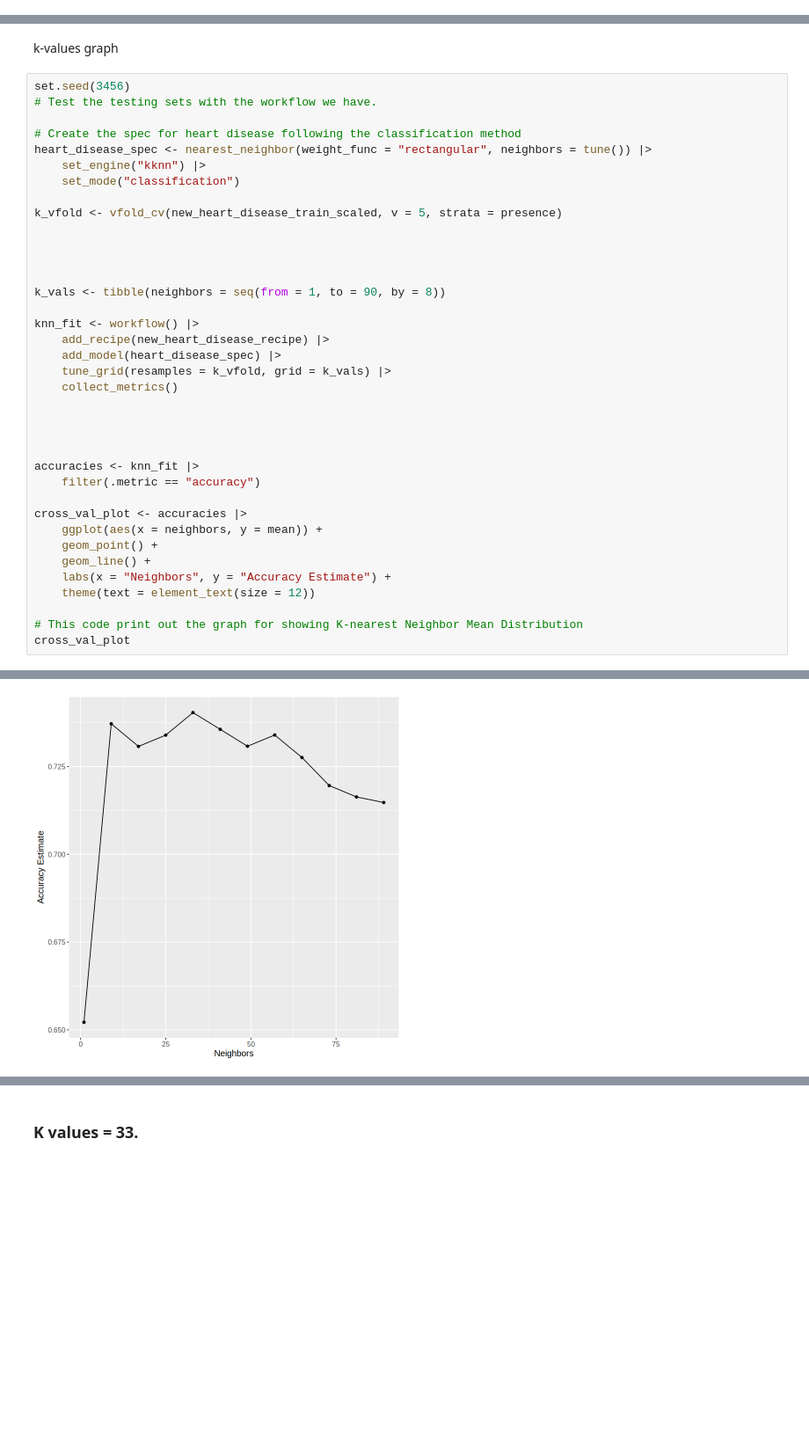
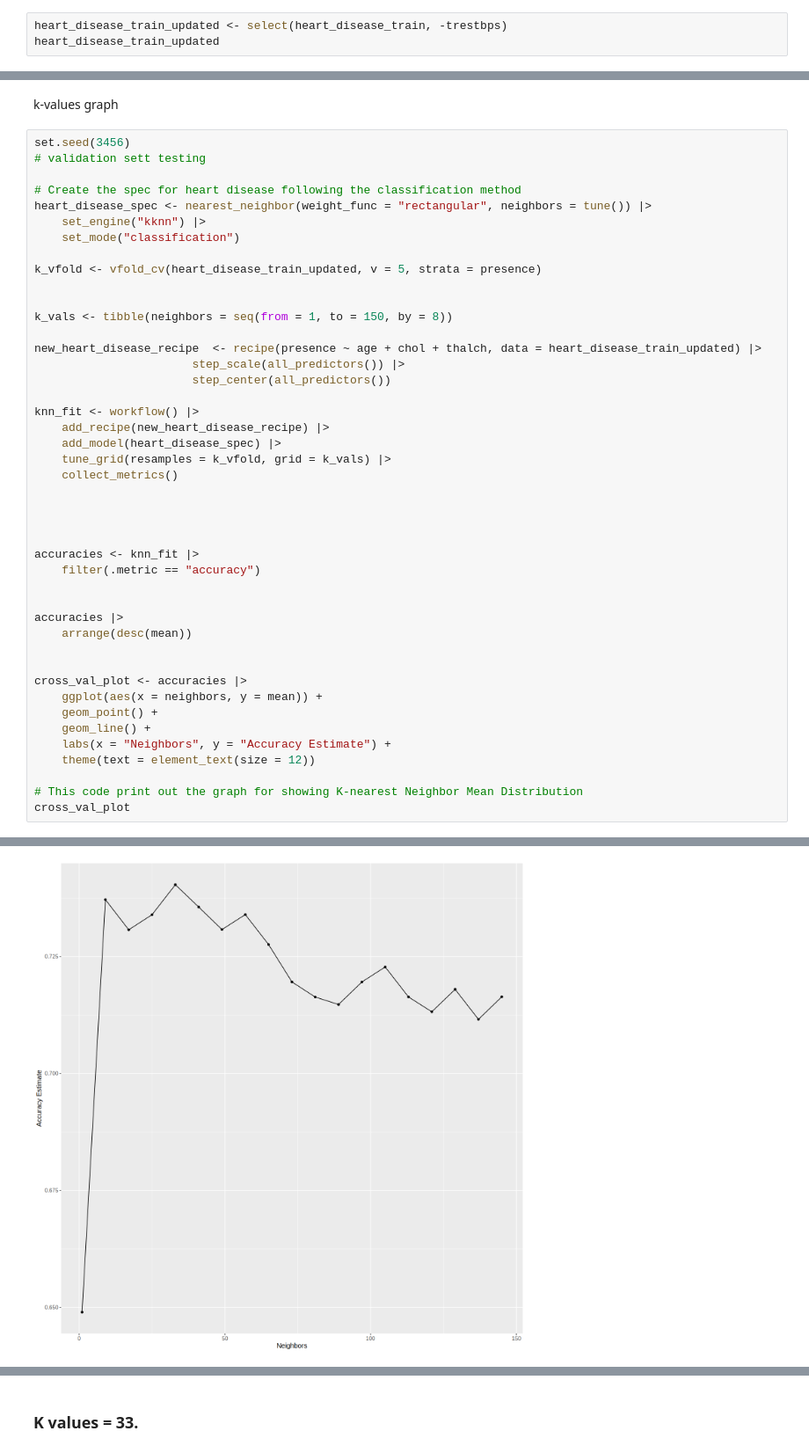
Before and after one commit to MAmouzouvi/Heart-disease-predictor, a Jupyter notebook: project_report.ipynb, the cells around one changed output, grey strips where cells are left out. Shown at 88% size. Drawn from its saved outputs; the diff is of its cells as text; blank space fills up the shorter version.

Commit message:
done tuning. Training the classifier

```diff
--- a/project_report.ipynb
+++ b/project_report.ipynb
@@ -258,3 +256,6 @@ credit_pairplot
 Based on the above GGpair graph, we focused on the rightmost column to determine which predictors are more relevant for study. Our original predictors are "age", "trestbps", "chol", and "thalch". From the percentile graphs, we see that the "trestbps" (Resting Blood Pressure) percentile  boxes are in similar range, which indicates that the variable does not contribute to help differentiate between A(absent) and P(present) for the heart disease diagnosis. Therefore, we will eliminate the "trestbps" predictor to get better prediction results to our study.
 # %% [markdown]
 ### 3.b. Data and Recipe updates / remove 'trestbps' variable
+# %%
+heart_disease_train_updated <- select(heart_disease_train, -trestbps)
+heart_disease_train_updated
@@ -296,19 +308,21 @@ Making 'packages.html' ...
 k-values graph
 # %%
 set.seed(3456)
-# Test the testing sets with the workflow we have.
+# validation sett testing
 
 # Create the spec for heart disease following the classification method
 heart_disease_spec <- nearest_neighbor(weight_func = "rectangular", neighbors = tune()) |>
     set_engine("kknn") |>
     set_mode("classification")
 
-k_vfold <- vfold_cv(new_heart_disease_train_scaled, v = 5, strata = presence)
+k_vfold <- vfold_cv(heart_disease_train_updated, v = 5, strata = presence)
 
 
+k_vals <- tibble(neighbors = seq(from = 1, to = 150, by = 8))
 
-
-k_vals <- tibble(neighbors = seq(from = 1, to = 90, by = 8))
+new_heart_disease_recipe  <- recipe(presence ~ age + chol + thalch, data = heart_disease_train_updated) |>
+                       step_scale(all_predictors()) |>
+                       step_center(all_predictors())
 
 knn_fit <- workflow() |>
     add_recipe(new_heart_disease_recipe) |>
@@ -322,6 +336,11 @@ knn_fit <- workflow() |>
 accuracies <- knn_fit |>
     filter(.metric == "accuracy")
 
+
+accuracies |>
+    arrange(desc(mean))
+
+
 cross_val_plot <- accuracies |>
     ggplot(aes(x = neighbors, y = mean)) +
     geom_point() +
@@ -335,2 +364,2 @@ cross_val_plot
-[figure, old version]
+[figure, new version]
 # %% [markdown]
```
Also changed, not shown: parts of 9 cells of this notebook.
